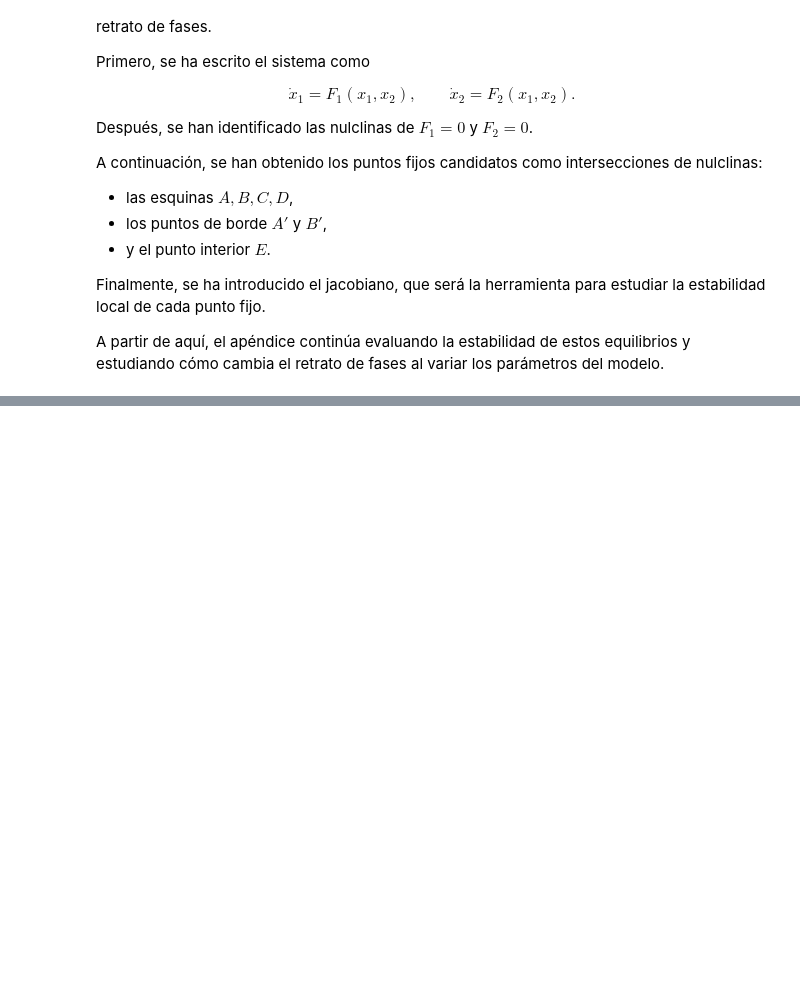
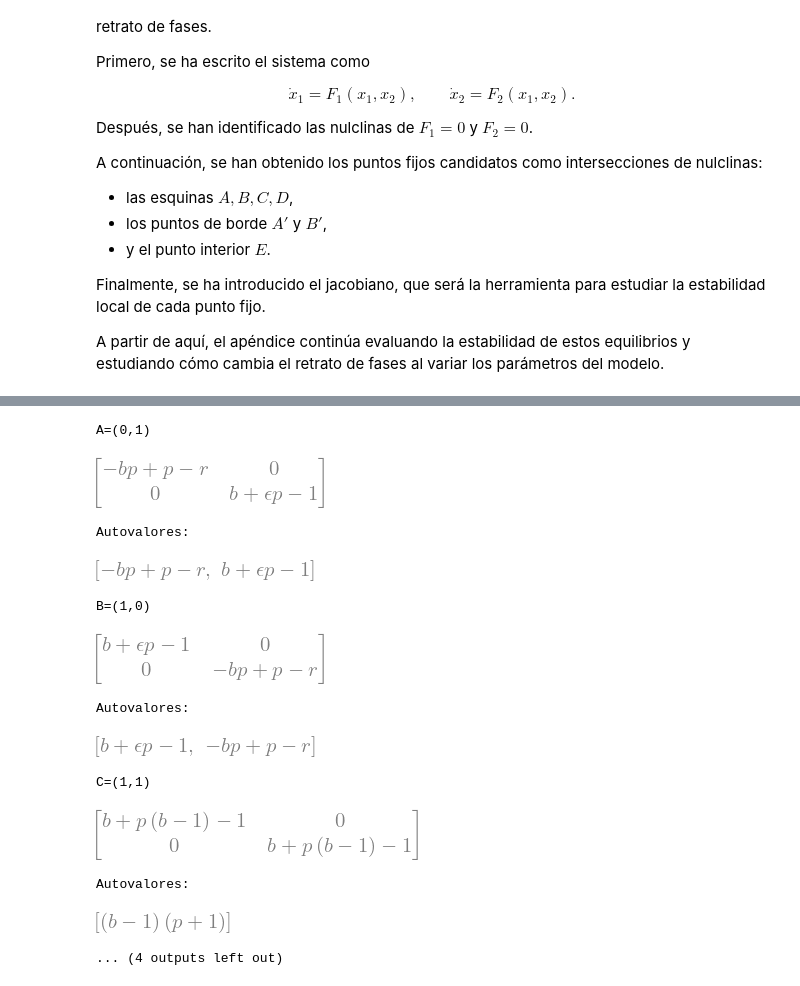
Before and after one commit to Yo5oyRuben/guerra-mafias, a Jupyter notebook: Resolucion_Analitica/Resolucion_analitica_anexo.ipynb, the cells around one changed output, grey strips where cells are left out. Cells and saved outputs as stored; diff of their text form; code cells hidden in the pictures; blank space fills up the shorter version.

```diff
--- a/Resolucion_Analitica/Resolucion_analitica_anexo.ipynb
+++ b/Resolucion_Analitica/Resolucion_analitica_anexo.ipynb
@@ -1924,0 +2017,32 @@ A partir de aquí, el apéndice continúa evaluando la estabilidad de estos equi
+# %%
+# Caso simétrico: beta = 1
+
+J_sym = simp(J_base.subs(beta, 1))
+
+puntos_esquina = {
+    "A=(0,1)": {x1: 0, x2: 1},
+    "B=(1,0)": {x1: 1, x2: 0},
+    "C=(1,1)": {x1: 1, x2: 1},
+    "D=(0,0)": {x1: 0, x2: 0},
+}
+
+for nombre, punto in puntos_esquina.items():
+    print("\n" + nombre)
+    J_punto = simp(J_sym.subs(punto))
+    display(J_punto)
+    print("Autovalores:")
+    display([simp(ev) for ev in J_punto.eigenvals().keys()])
+# %% [output]
+A=(0,1)
+[figure, added]
+Autovalores:
+[figure, added]
+B=(1,0)
+[figure, added]
+Autovalores:
+[figure, added]
+C=(1,1)
+[figure, added]
+Autovalores:
+[figure, added]
+... (4 outputs left out)
```
Also changed, not shown: parts of 36 cells of this notebook.
